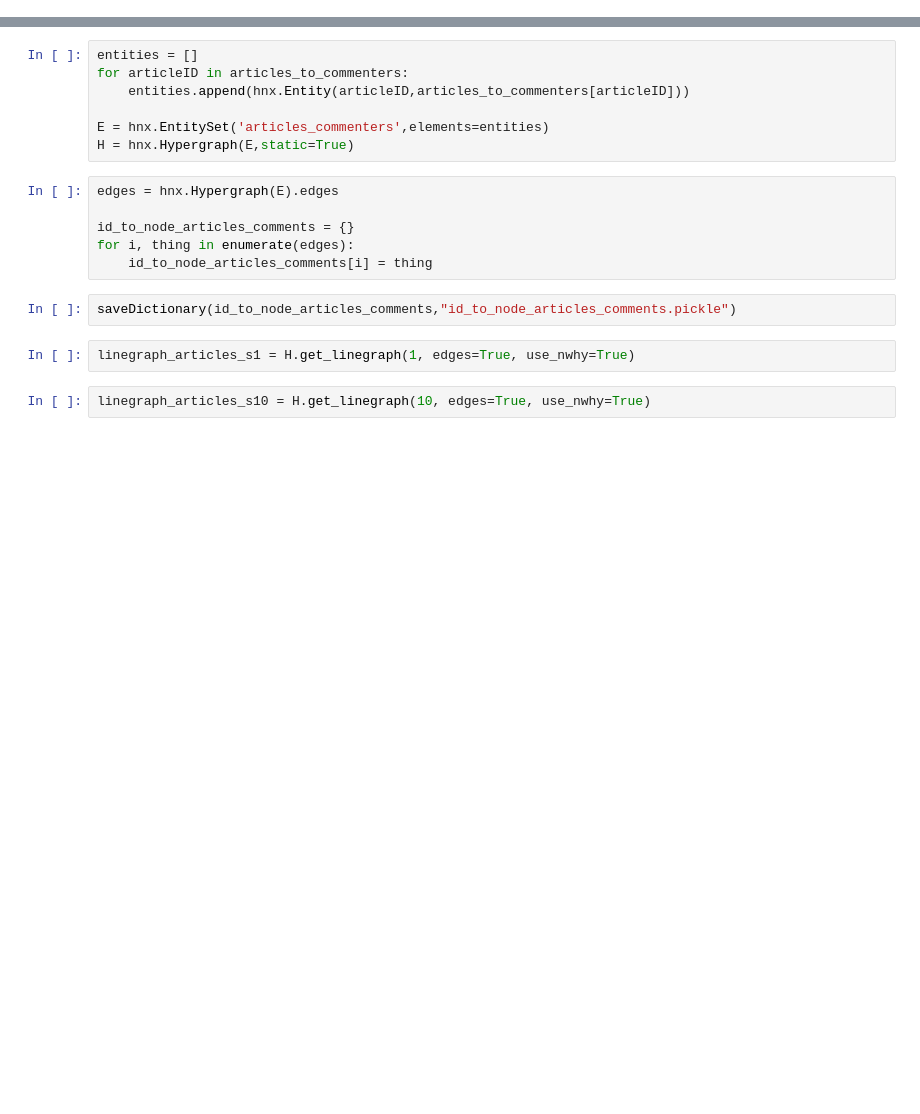
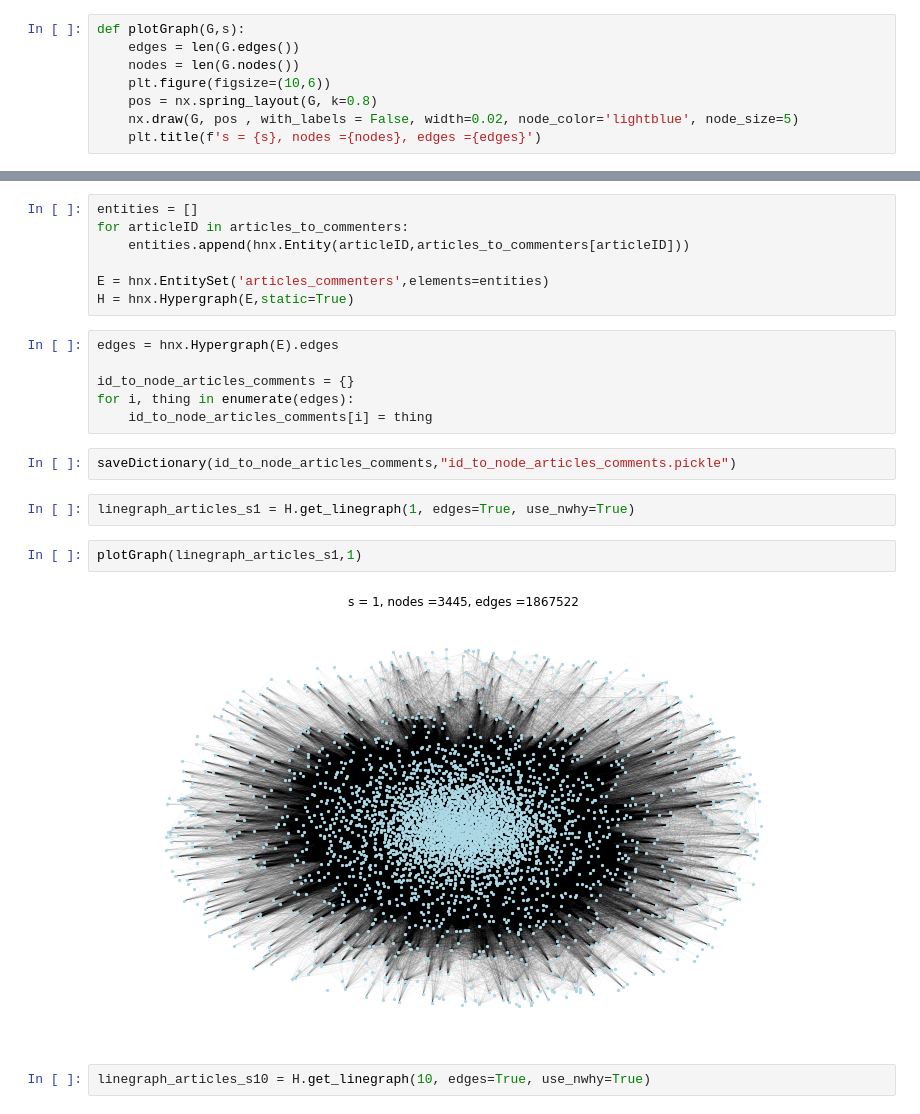
Before and after one commit to ahsun-tariq/591-newyork-times, a Jupyter notebook: project.ipynb, the cells around one changed output, grey strips where cells are left out. Saved outputs shown, nothing was run; the diff lists cells and outputs as text; blank space fills up the shorter version.

Commit message:
made plotting better

```diff
--- a/project.ipynb
+++ b/project.ipynb
@@ -14,3 +15,11 @@ from fast_pagerank import pagerank_power
+# %%
+def plotGraph(G,s):
+    edges = len(G.edges())
+    nodes = len(G.nodes())
+    plt.figure(figsize=(10,6))
+    pos = nx.spring_layout(G, k=0.8)
+    nx.draw(G, pos , with_labels = False, width=0.02, node_color='lightblue', node_size=5)
+    plt.title(f's = {s}, nodes ={nodes}, edges ={edges}')
 # %%
 def loadDictionary(filename):
     files = os.listdir()
@@ -291,5 +300,9 @@ for i, thing in enumerate(edges):
 saveDictionary(id_to_node_articles_comments,"id_to_node_articles_comments.pickle")
 # %%
 linegraph_articles_s1 = H.get_linegraph(1, edges=True, use_nwhy=True)
+# %%
+plotGraph(linegraph_articles_s1,1)
+# %% [output]
+[figure, added]
 # %%
 linegraph_articles_s10 = H.get_linegraph(10, edges=True, use_nwhy=True)
```
Also changed, not shown: parts of 4 cells of this notebook.
